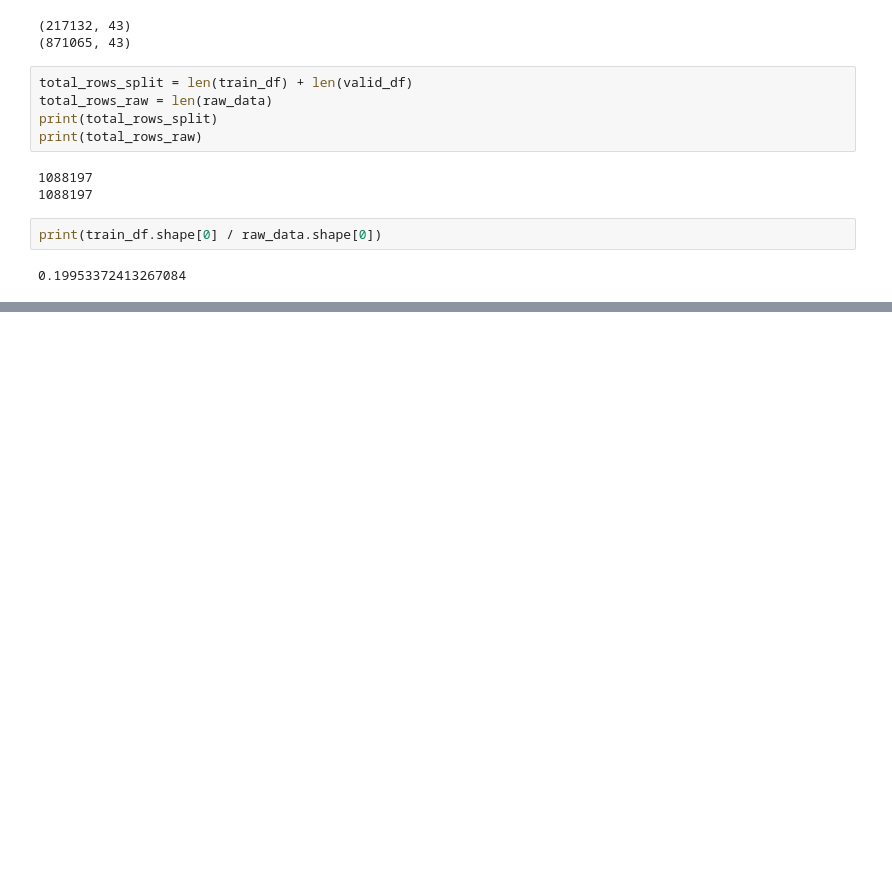
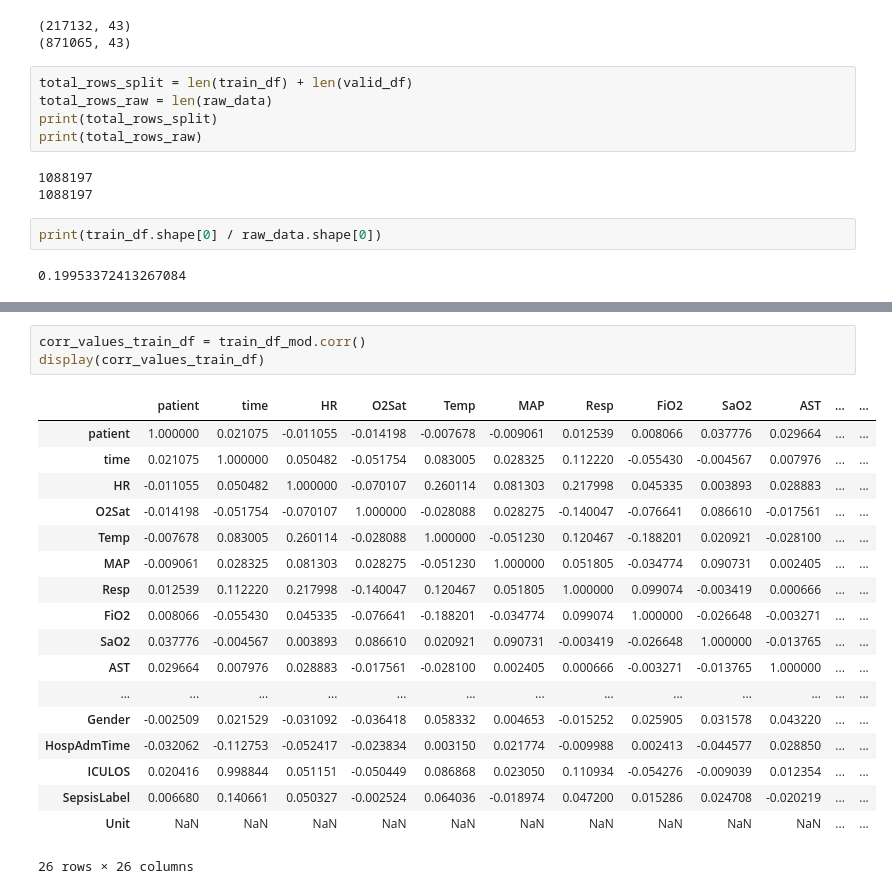
Before and after one commit to pineapple-666/Detect-Sepsis-in-Patients-Before-it-Emerges, a Jupyter notebook: notebook/Step1_Data_Exploring.ipynb, the cells around one changed output, grey strips where cells are left out. Drawn from its saved outputs; the diff is of its cells as text; blank space fills up the shorter version.

```diff
--- a/notebook/Step1_Data_Exploring.ipynb
+++ b/notebook/Step1_Data_Exploring.ipynb
@@ -92,0 +231,22 @@ print(train_df.shape[0] / raw_data.shape[0])
+# %%
+corr_values_train_df = train_df_mod.corr()
+display(corr_values_train_df)
+# %% [output]
+|  | patient | time | HR | O2Sat | Temp | MAP | Resp | FiO2 | SaO2 | AST | ... | ... |
+| patient | 1.000000 | 0.021075 | -0.011055 | -0.014198 | -0.007678 | -0.009061 | 0.012539 | 0.008066 | 0.037776 | 0.029664 | ... | ... |
+| time | 0.021075 | 1.000000 | 0.050482 | -0.051754 | 0.083005 | 0.028325 | 0.112220 | -0.055430 | -0.004567 | 0.007976 | ... | ... |
+| HR | -0.011055 | 0.050482 | 1.000000 | -0.070107 | 0.260114 | 0.081303 | 0.217998 | 0.045335 | 0.003893 | 0.028883 | ... | ... |
+| O2Sat | -0.014198 | -0.051754 | -0.070107 | 1.000000 | -0.028088 | 0.028275 | -0.140047 | -0.076641 | 0.086610 | -0.017561 | ... | ... |
+| Temp | -0.007678 | 0.083005 | 0.260114 | -0.028088 | 1.000000 | -0.051230 | 0.120467 | -0.188201 | 0.020921 | -0.028100 | ... | ... |
+| MAP | -0.009061 | 0.028325 | 0.081303 | 0.028275 | -0.051230 | 1.000000 | 0.051805 | -0.034774 | 0.090731 | 0.002405 | ... | ... |
+| Resp | 0.012539 | 0.112220 | 0.217998 | -0.140047 | 0.120467 | 0.051805 | 1.000000 | 0.099074 | -0.003419 | 0.000666 | ... | ... |
+| FiO2 | 0.008066 | -0.055430 | 0.045335 | -0.076641 | -0.188201 | -0.034774 | 0.099074 | 1.000000 | -0.026648 | -0.003271 | ... | ... |
+| SaO2 | 0.037776 | -0.004567 | 0.003893 | 0.086610 | 0.020921 | 0.090731 | -0.003419 | -0.026648 | 1.000000 | -0.013765 | ... | ... |
+| AST | 0.029664 | 0.007976 | 0.028883 | -0.017561 | -0.028100 | 0.002405 | 0.000666 | -0.003271 | -0.013765 | 1.000000 | ... | ... |
+| ... | ... | ... | ... | ... | ... | ... | ... | ... | ... | ... | ... | ... |
+| Gender | -0.002509 | 0.021529 | -0.031092 | -0.036418 | 0.058332 | 0.004653 | -0.015252 | 0.025905 | 0.031578 | 0.043220 | ... | ... |
+| HospAdmTime | -0.032062 | -0.112753 | -0.052417 | -0.023834 | 0.003150 | 0.021774 | -0.009988 | 0.002413 | -0.044577 | 0.028850 | ... | ... |
+| ICULOS | 0.020416 | 0.998844 | 0.051151 | -0.050449 | 0.086868 | 0.023050 | 0.110934 | -0.054276 | -0.009039 | 0.012354 | ... | ... |
+| SepsisLabel | 0.006680 | 0.140661 | 0.050327 | -0.002524 | 0.064036 | -0.018974 | 0.047200 | 0.015286 | 0.024708 | -0.020219 | ... | ... |
+| Unit | NaN | NaN | NaN | NaN | NaN | NaN | NaN | NaN | NaN | NaN | ... | ... |
+26 rows × 26 columns
```
Also changed, not shown: parts of 8 cells of this notebook.
